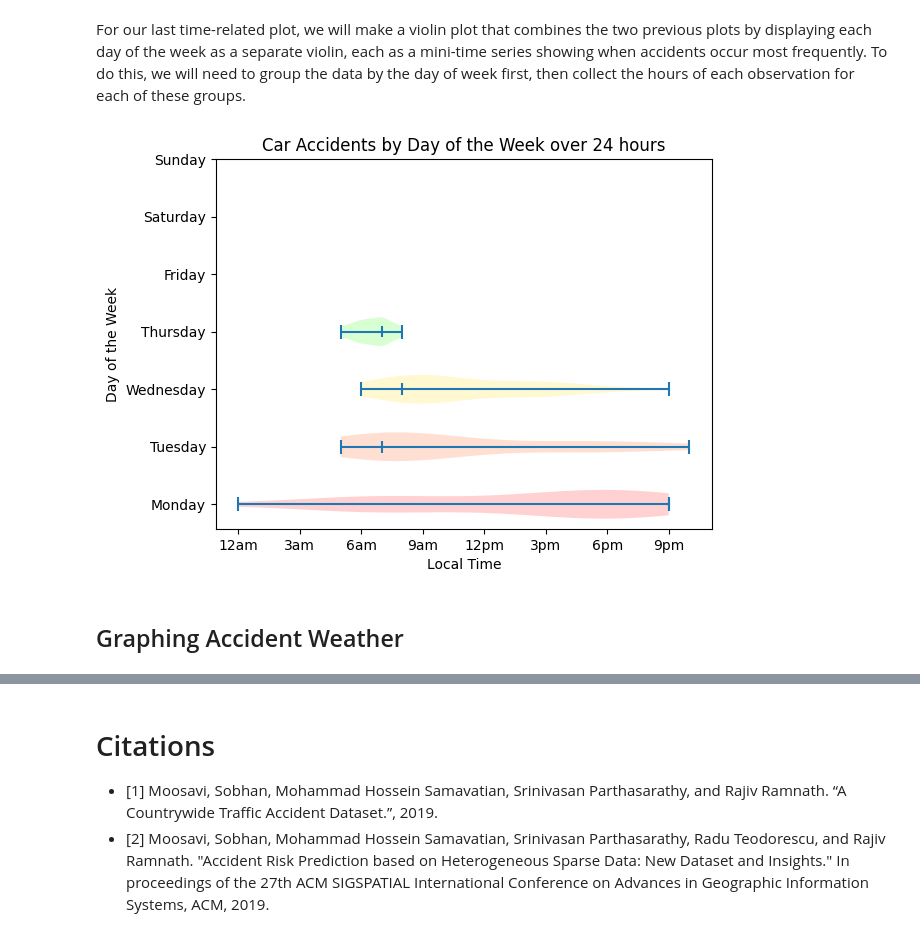
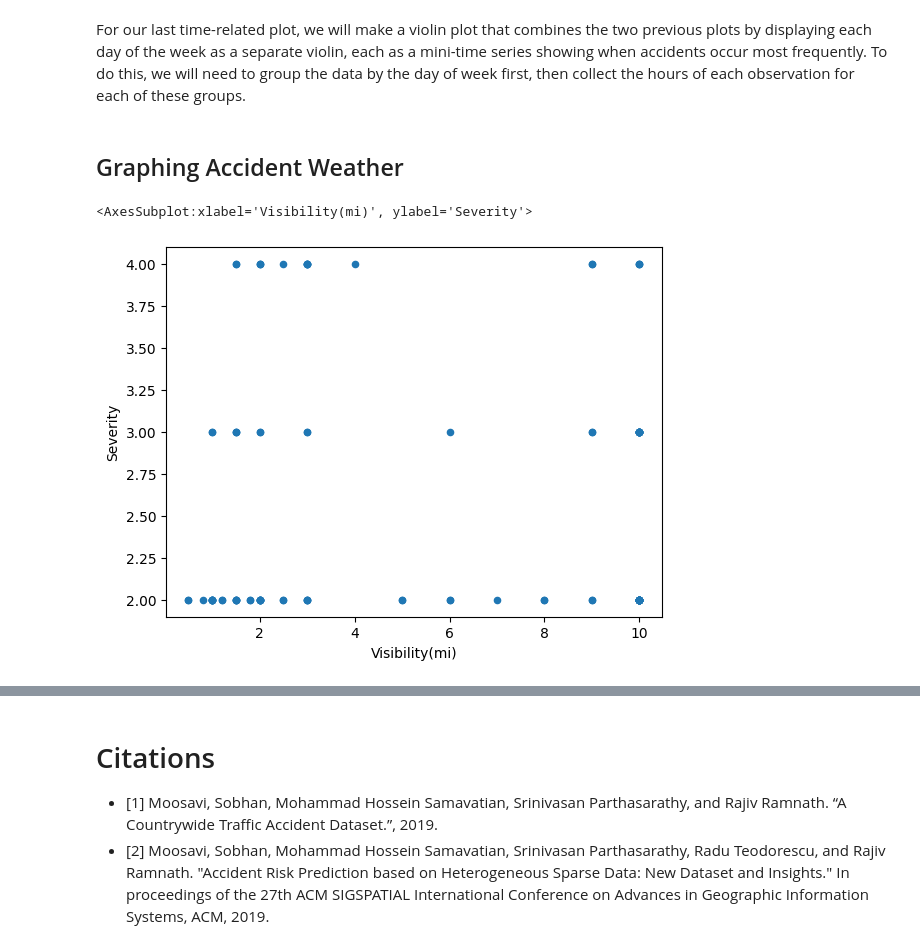
Before and after one commit to kashishpt/CMSC320FinalProject, a Jupyter notebook: main.ipynb, the cells around one changed output, grey strips where cells are left out. Cells and saved outputs as stored; diff of their text form; code cells hidden in the pictures.

```diff
--- a/main.ipynb
+++ b/main.ipynb
@@ -121,6 +140,7 @@ For our last time-related plot, we will make a violin plot that combines the two
 
 # create a list of lists with each inner list representing a different day of the week that contains the hours that an accident occurs
 data['Day'] = data['Start_Time'].apply(lambda x: x.dayofweek)
+data['Hour'] = data['Start_Time'].apply(lambda x: x.hour)
 grouped_by_day = data.groupby(by='Day')
 hour_foreach_day = grouped_by_day.apply(lambda x: x['Hour'].tolist()).tolist()
 
@@ -145,10 +165,14 @@ plt.xlabel("Local Time")
 plt.ylabel("Day of the Week")
 plt.xticks(ticks=[0, 3, 6, 9, 12, 15, 18, 21], labels=["12am", "3am", "6am", "9am", "12pm", "3pm", "6pm", "9pm"])
 plt.show()
-# %% [output]
-[figure, removed]
 # %% [markdown]
 ## Graphing Accident Weather
+# %%
+data['Weather_Condition'].value_counts()
+data.plot(kind='scatter', x='Visibility(mi)', y='Severity' title=),
+# %% [output]
+<AxesSubplot:xlabel='Visibility(mi)', ylabel='Severity'>
+[figure, added]
 # %%
 weather_features = ['Temperature(F)',
        'Wind_Chill(F)', 'Humidity(%)', 'Pressure(in)', 'Visibility(mi)',
```
Also changed, not shown: parts of 8 cells of this notebook.
